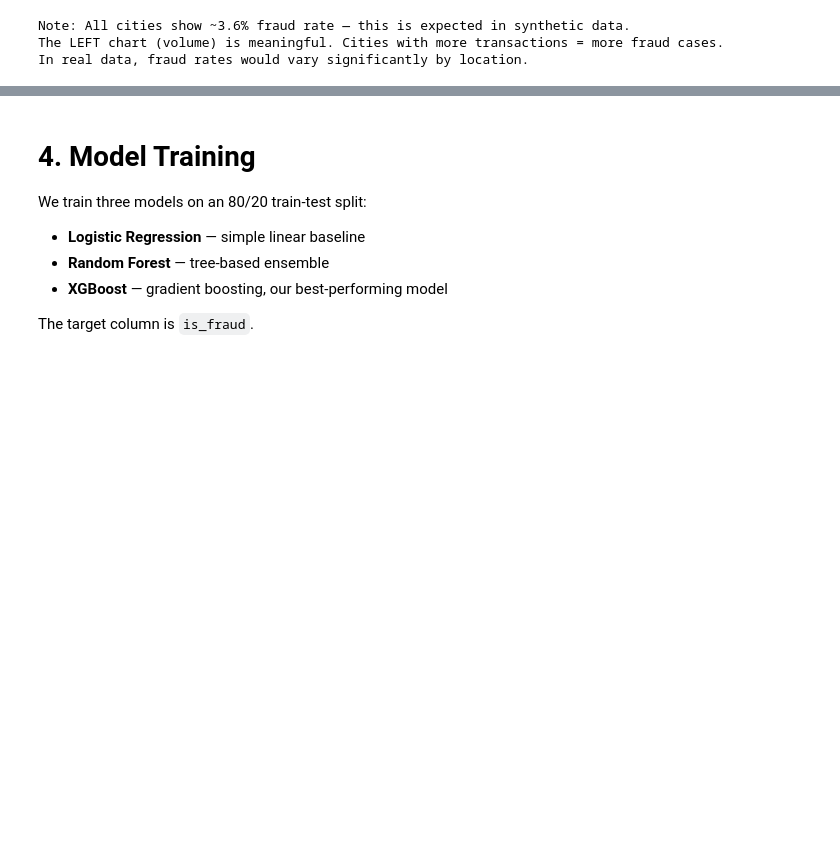
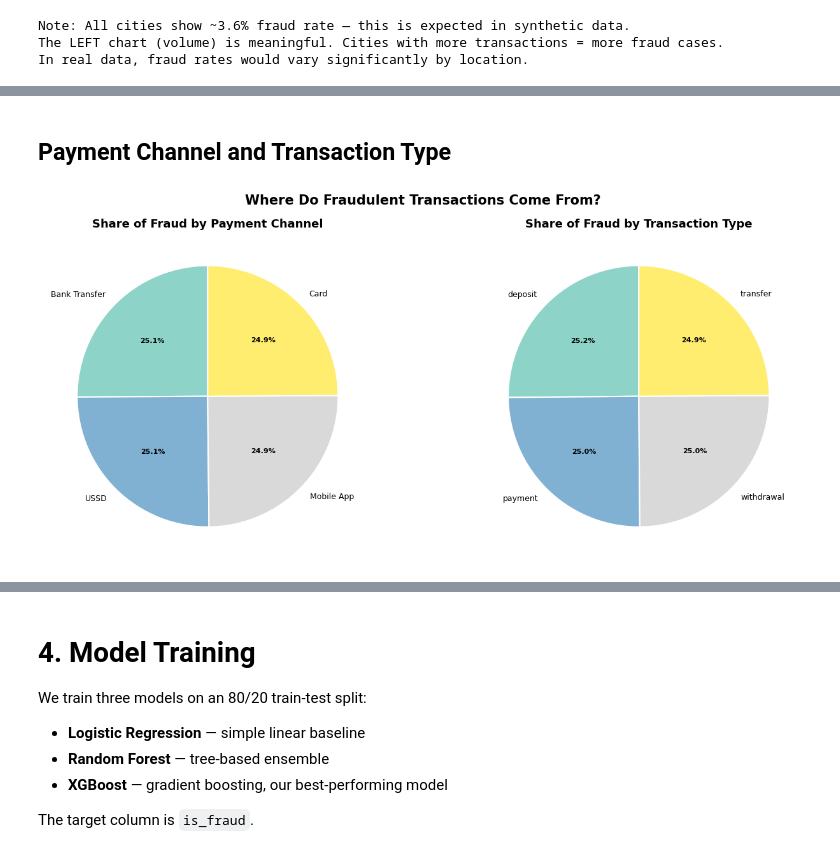
Before and after one commit to Dalin-2000/fraud-detector, a Jupyter notebook: notebooks/Fraud_Detection.ipynb, the cells around one changed output, grey strips where cells are left out. Saved outputs shown, nothing was run; the diff lists cells and outputs as text; code cells hidden in the pictures; blank space fills up the shorter version.

```diff
--- a/notebooks/Fraud_Detection.ipynb
+++ b/notebooks/Fraud_Detection.ipynb
@@ -768,0 +805,34 @@ In real data, fraud rates would vary significantly by location.
+# %% [markdown]
+## Payment Channel and Transaction Type
+# %%
+# Pie charts — share of fraud by payment channel and transaction type
+fig, axes = plt.subplots(1, 2, figsize=(14, 6))
+
+for ax, col, title in zip(
+    axes,
+    ['payment_channel', 'transaction_type'],
+    ['Share of Fraud by Payment Channel', 'Share of Fraud by Transaction Type']
+):
+    fraud_counts = df[df['is_fraud']].groupby(col).size().sort_values(ascending=False)
+    colors = plt.cm.Set3(np.linspace(0, 1, len(fraud_counts)))
+
+    wedges, texts, autotexts = ax.pie(
+        fraud_counts.values,
+        labels=fraud_counts.index.astype(str),
+        autopct='%1.1f%%',
+        colors=colors,
+        startangle=90,
+        wedgeprops=dict(edgecolor='white', linewidth=1.5),
+        textprops=dict(fontsize=9)
+    )
+    for at in autotexts:
+        at.set_fontsize(8)
+        at.set_fontweight('bold')
+
+    ax.set_title(title, fontsize=13, fontweight='bold')
+
+plt.suptitle('Where Do Fraudulent Transactions Come From?', fontsize=15, fontweight='bold')
+plt.tight_layout()
+plt.show()
+# %% [output]
+[figure, added]
```
Also changed, not shown: parts of 12 cells of this notebook.
